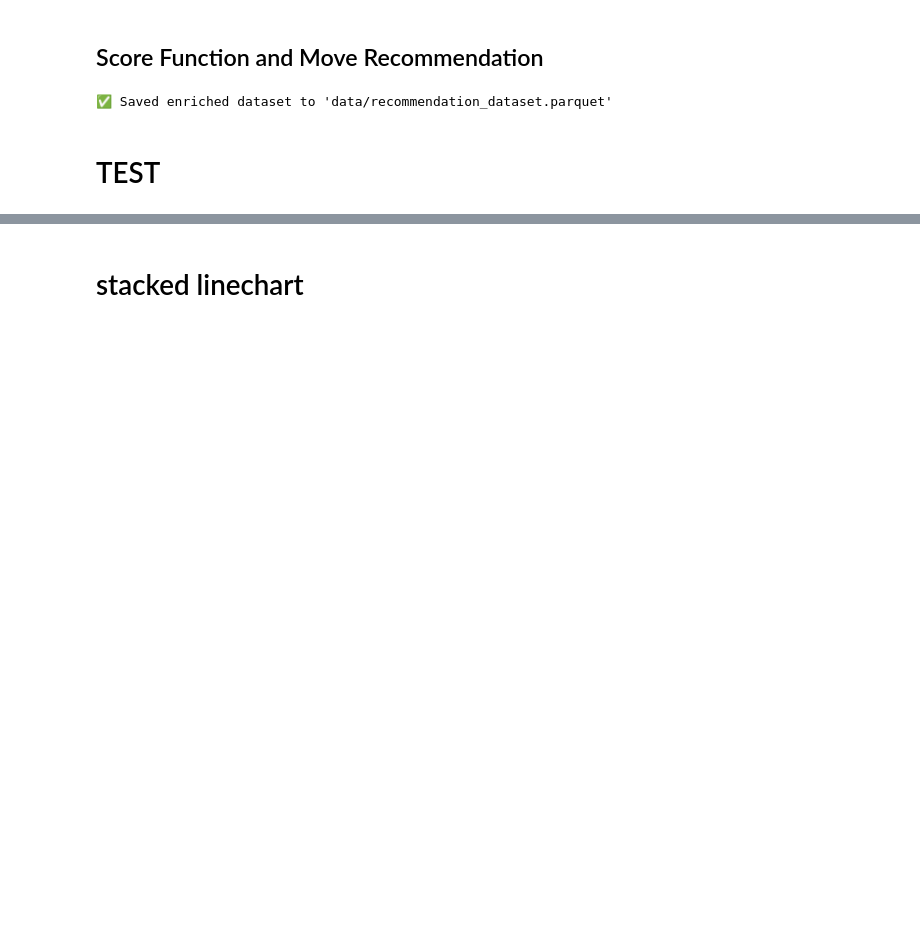
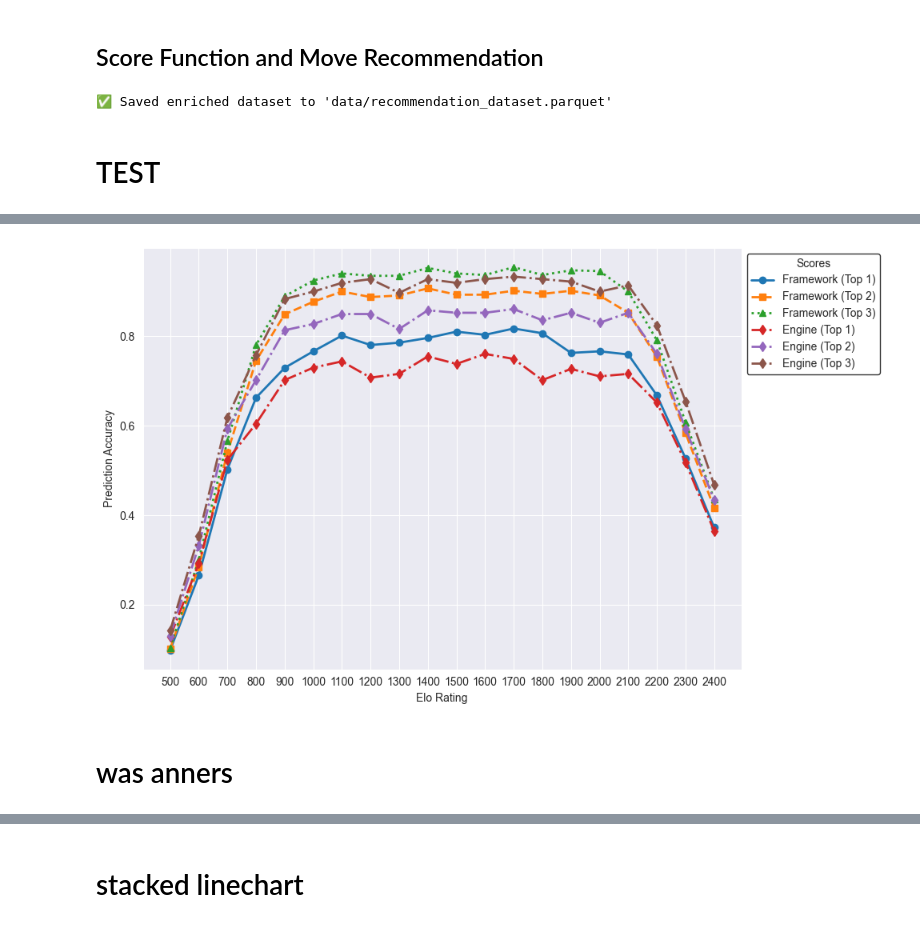
Before and after one commit to croco22/chess, a Jupyter notebook: pipeline/p6_analyse_results.ipynb, the cells around one changed output, grey strips where cells are left out. Saved outputs shown, nothing was run; the diff lists cells and outputs as text; code cells hidden in the pictures; blank space fills up the shorter version.

```diff
--- a/pipeline/p6_analyse_results.ipynb
+++ b/pipeline/p6_analyse_results.ipynb
@@ -257,3 +333,31 @@ plt.show()
+# %%
+plt.figure(figsize=(10, 6))
+
+plt.plot(results.index, results["avg_is_best"].values, marker="o", linewidth=2, label="Framework (Top 1)")
+plt.plot(results.index, results["avg_is_top2"].values, marker="s", linestyle="--", linewidth=2,
+         label="Framework (Top 2)")
+plt.plot(results.index, results["avg_is_top3"].values, marker="^", linestyle=":", linewidth=2,
+         label="Framework (Top 3)")
+
+# Engine Top-K
+plt.plot(results.index, results["avg_is_engine_best"].values, marker="d", linestyle="-.", linewidth=2,
+         label="Engine (Top 1)")
+plt.plot(results.index, results["avg_is_engine_top2"].values, marker="d", linestyle="-.", linewidth=2,
+         label="Engine (Top 2)")
+plt.plot(results.index, results["avg_is_engine_top3"].values, marker="d", linestyle="-.", linewidth=2,
+         label="Engine (Top 3)")
+
+plt.xlabel("Elo Rating")
+plt.ylabel("Prediction Accuracy")
+plt.xticks(results.index)
+plt.legend(loc="upper left", bbox_to_anchor=(1, 1), title="Scores", facecolor="white", edgecolor="black")
+plt.tight_layout()
+plt.savefig("../images/prediction_accuracy_topk.pdf", bbox_inches="tight")
+plt.show()
+# %% [output]
+[figure, added]
+# %% [markdown]
+# was anners
 # %%
 from sklearn.metrics import accuracy_score
 from sklearn.model_selection import train_test_split
```
Also changed, not shown: parts of 13 cells of this notebook, 7 other files.
